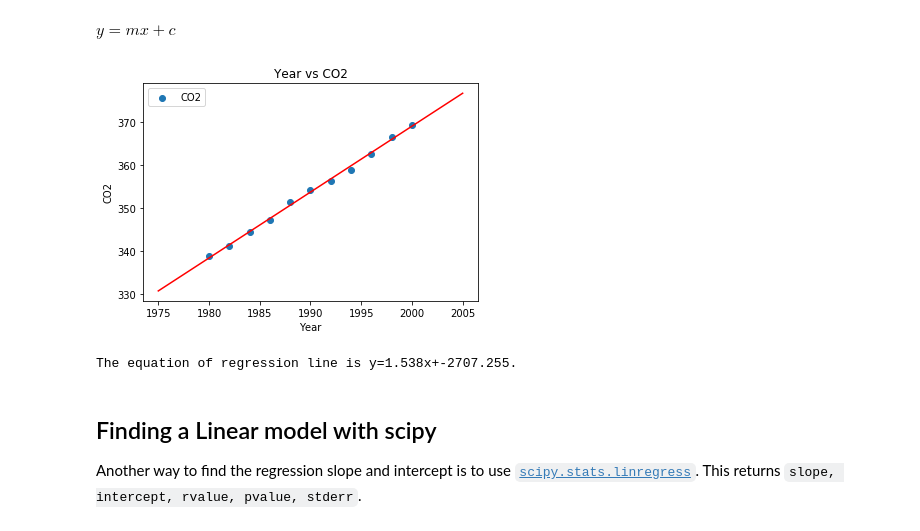
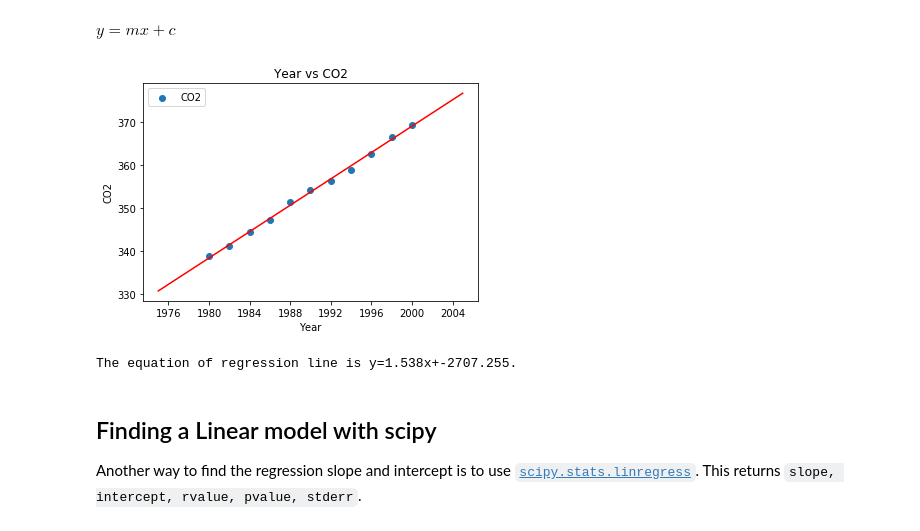
Before and after one commit to shinokada/python-for-ib-diploma-mathematics, a Jupyter notebook: Modelling_functions.ipynb, the cells around one changed output. Cells and saved outputs as stored; diff of their text form; code cells hidden in the pictures.

```diff
--- a/Modelling_functions.ipynb
+++ b/Modelling_functions.ipynb
@@ -99,31 +99,35 @@ $y=mx+c$
 # %%
 import numpy as np
 import matplotlib.pyplot as plt
+from matplotlib.ticker import MaxNLocator
 from sklearn.linear_model import LinearRegression
 %matplotlib inline
+
+ax = plt.figure().gca()
+ax.xaxis.set_major_locator(MaxNLocator(integer=True))
 
 year=np.array([1980,1982,1984,1986,1988,1990,1992,1994,1996,1998,2000])
 co2=np.array([338.7,341.1,344.4,347.2,351.5,354.2,356.4,358.9,362.6,366.6,369.4])
 
 year1=year.reshape((-1,1))
 
 reg = LinearRegression().fit(year1,co2)
 slope=reg.coef_[0]
 intercept=reg.intercept_
 
 plt.scatter(year,co2,label='CO2')
 X_plot = np.linspace(1975,2005,100)
 Y_plot = slope*X_plot+intercept
 plt.plot(X_plot, Y_plot, color='r')
 plt.title("Year vs CO2")
 plt.xlabel('Year')
 plt.ylabel('CO2')
 plt.legend()
 plt.show()
 
 print(f'The equation of regression line is y={slope:.3f}x+{intercept:.3f}.')
 # %% [output]
-[figure, old version]
+[figure, new version]
 The equation of regression line is y=1.538x+-2707.255.
 # %% [markdown]
 ## Finding a Linear model with scipy
```
Also changed, not shown: parts of 22 cells of this notebook.
